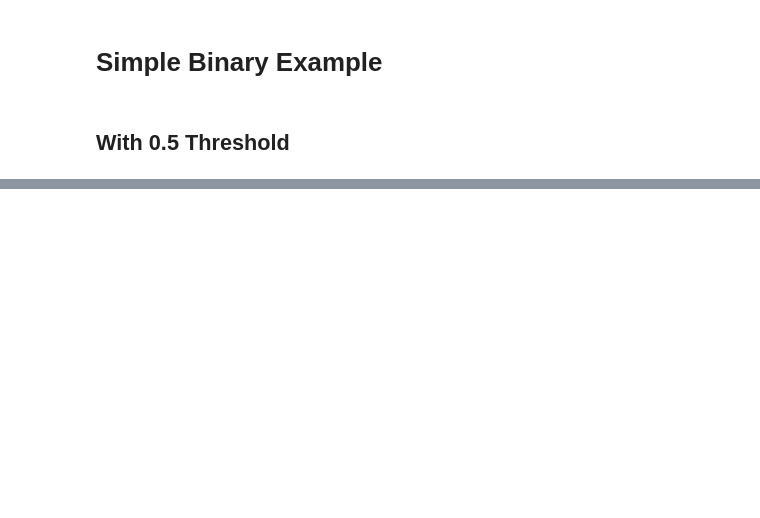
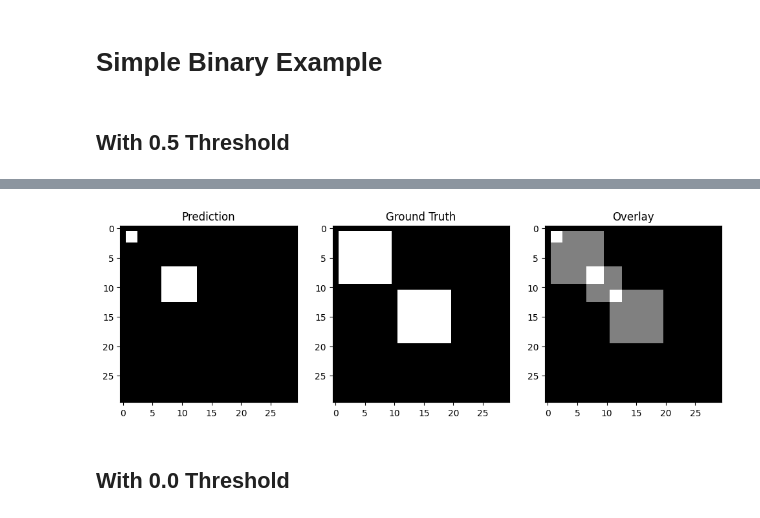
Before and after one commit to BrainLesion/panoptica, a Jupyter notebook: match.ipynb, the cells around one changed output, grey strips where cells are left out. Saved outputs shown, nothing was run; the diff lists cells and outputs as text; code cells hidden in the pictures; blank space fills up the shorter version.

```diff
--- a/match.ipynb
+++ b/match.ipynb
@@ -205,0 +177,26 @@ Segmentation Quality Relative Volume Difference (sq_rvd): 1.4691358024691359 +-
+# %%
+# Create empty arrays
+pred = np.zeros((30, 30))
+gt = np.zeros((30, 30))
+
+# Ground truth
+gt[1:10, 1:10] = 1
+gt[11:20, 11:20] = 1
+
+# Prediction
+pred[1:3, 1:3] = 1
+pred[7:13, 7:13] = 1
+
+import matplotlib.pyplot as plt
+fig, ax = plt.subplots(1, 3, figsize=(12, 5))
+ax[0].imshow(pred, cmap='gray')
+ax[0].set_title('Prediction')
+ax[1].imshow(gt, cmap='gray')
+ax[1].set_title('Ground Truth')
+ax[2].imshow(pred + gt, cmap='gray')
+ax[2].set_title('Overlay')
+plt.show()
+# %% [output]
+[figure, added]
+# %% [markdown]
+## With 0.0 Threshold
```
Also changed, not shown: parts of 12 cells of this notebook, 1 other file.
